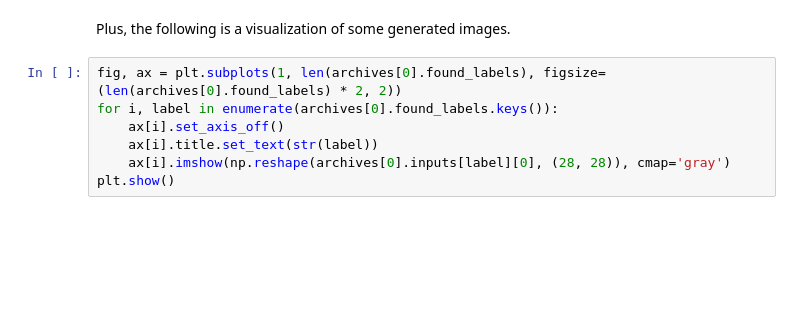
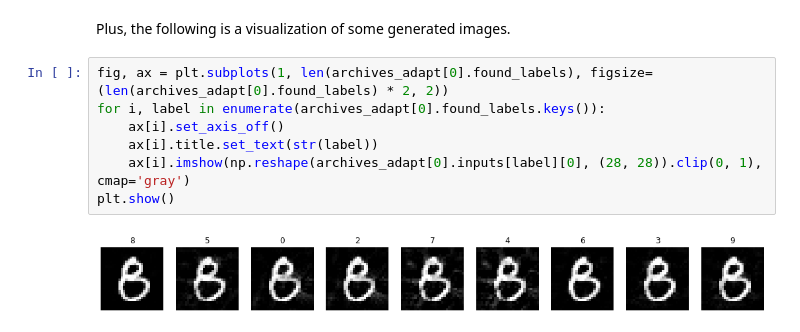
Before and after one commit to kupl/adapt, a Jupyter notebook: tutorial/test_lenet5.ipynb, the cells around one changed output. Saved outputs shown, nothing was run; the diff lists cells and outputs as text; blank space fills up the shorter version.

```diff
--- a/tutorial/test_lenet5.ipynb
+++ b/tutorial/test_lenet5.ipynb
@@ -160,9 +257,11 @@ archives[0].summary()
 # %% [markdown]
 Plus, the following is a visualization of some generated images.
 # %%
-fig, ax = plt.subplots(1, len(archives[0].found_labels), figsize=(len(archives[0].found_labels) * 2, 2))
-for i, label in enumerate(archives[0].found_labels.keys()):
+fig, ax = plt.subplots(1, len(archives_adapt[0].found_labels), figsize=(len(archives_adapt[0].found_labels) * 2, 2))
+for i, label in enumerate(archives_adapt[0].found_labels.keys()):
     ax[i].set_axis_off()
     ax[i].title.set_text(str(label))
-    ax[i].imshow(np.reshape(archives[0].inputs[label][0], (28, 28)), cmap='gray')
+    ax[i].imshow(np.reshape(archives_adapt[0].inputs[label][0], (28, 28)).clip(0, 1), cmap='gray')
 plt.show()
+# %% [output]
+[figure, added]
```
Also changed, not shown: parts of 15 cells of this notebook.
